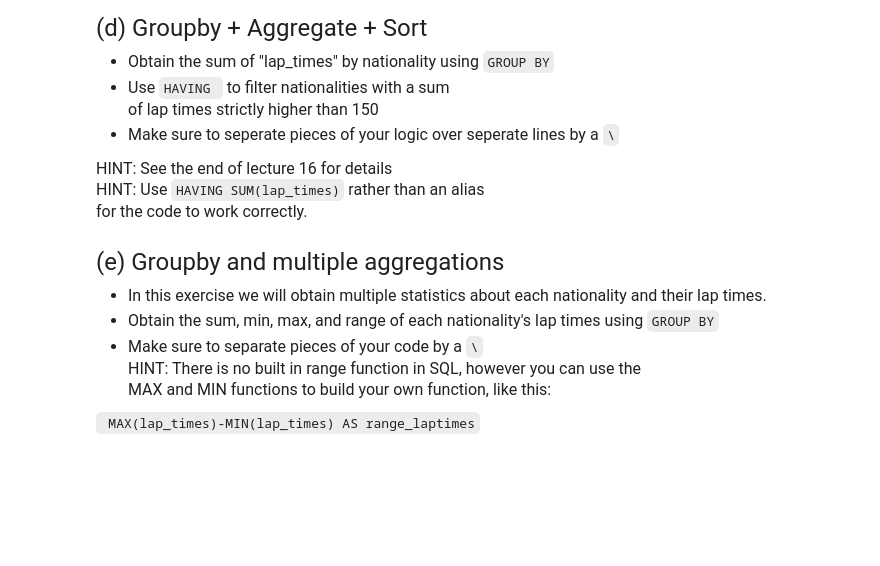
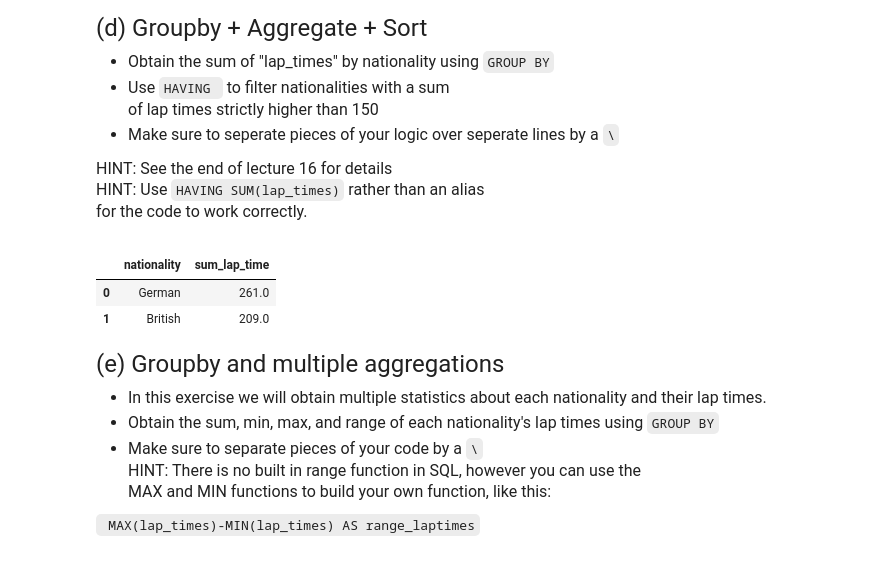
Before and after one commit to chuanhaopeterlin/qtm151spring2024, a Jupyter notebook: Assignment 9/assignment9/assignment9.ipynb, the cells around one changed output. Saved outputs shown, nothing was run; the diff lists cells and outputs as text; code cells hidden in the pictures; blank space fills up the shorter version.

```diff
--- a/Assignment 9/assignment9/assignment9.ipynb
+++ b/Assignment 9/assignment9/assignment9.ipynb
@@ -198,7 +186,16 @@ for the code to work correctly.
 # %%
 # Write your own code
 
-data2 = pd.read_sql(text(""),connection)
+data2 = pd.read_sql(text("SELECT nationality, SUM(lap_times) AS sum_lap_time\
+                         FROM sprint_results\
+                         GROUP BY nationality\
+                         HAVING sum(lap_times) > 150;"),connection)
+
+display(data2)
+# %% [output]
+|  | nationality | sum_lap_time |
+| 0 | German | 261.0 |
+| 1 | British | 209.0 |
 # %% [markdown]
 <font size = "5">
 
```
Also changed, not shown: parts of 4 cells of this notebook, 3 other files.
